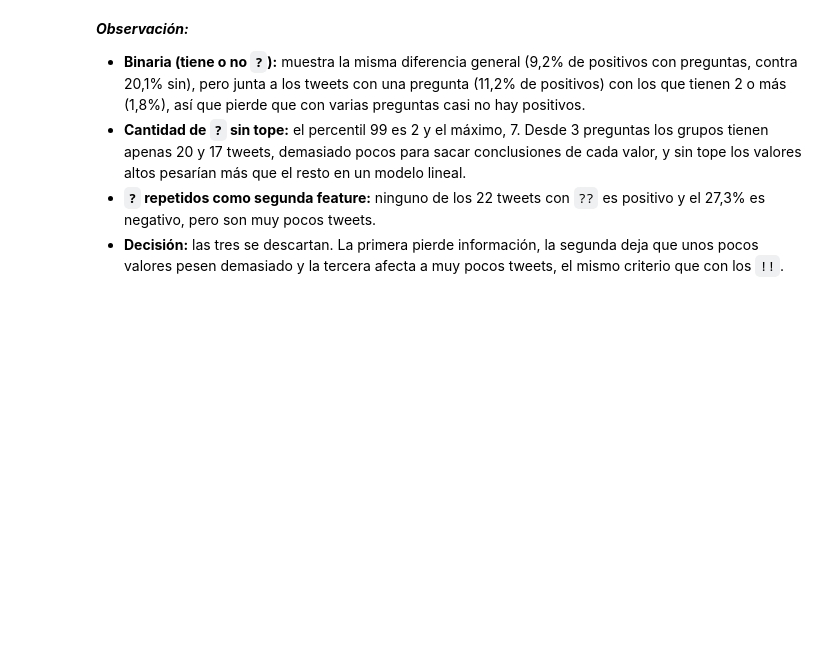
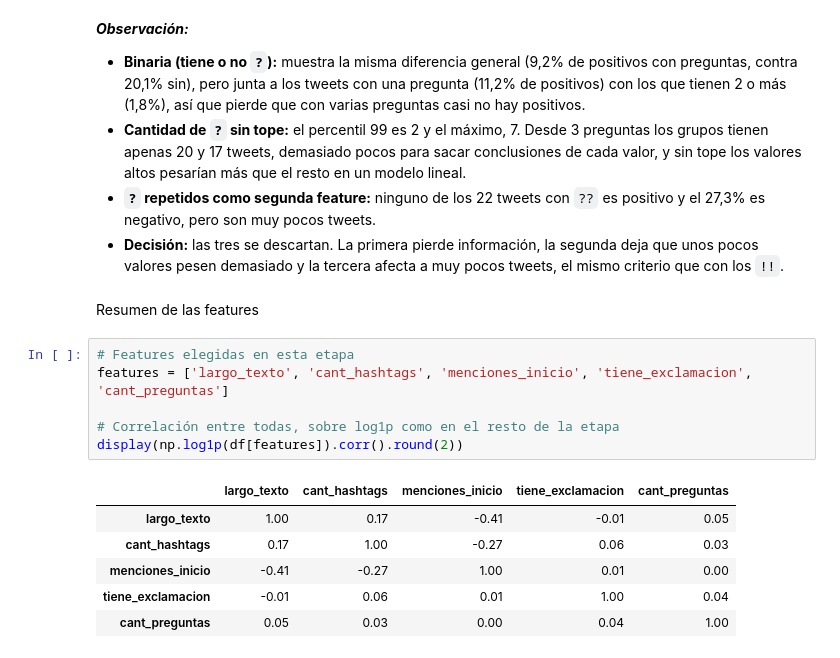
Before and after one commit to Barlita03/TP-CienciasDeDatos, a Jupyter notebook: TP1_CdD.ipynb, the cells around one changed output. Saved outputs shown, nothing was run; the diff lists cells and outputs as text; blank space fills up the shorter version.

Commit message:
Agrega el resumen de las features y prepara la PR
Co-Authored-By: Claude Opus 5.5 <noreply@anthropic.com>

```diff
--- a/TP1_CdD.ipynb
+++ b/TP1_CdD.ipynb
@@ -907,3 +907,18 @@ Cantidad de ?: percentil 99=2.0, máximo=7
 * **Cantidad de `?` sin tope:** el percentil 99 es 2 y el máximo, 7. Desde 3 preguntas los grupos tienen apenas 20 y 17 tweets, demasiado pocos para sacar conclusiones de cada valor, y sin tope los valores altos pesarían más que el resto en un modelo lineal.
 * **`?` repetidos como segunda feature:** ninguno de los 22 tweets con `??` es positivo y el 27,3% es negativo, pero son muy pocos tweets.
 * **Decisión:** las tres se descartan. La primera pierde información, la segunda deja que unos pocos valores pesen demasiado y la tercera afecta a muy pocos tweets, el mismo criterio que con los `!!`.
+# %% [markdown]
+Resumen de las features
+# %%
+# Features elegidas en esta etapa
+features = ['largo_texto', 'cant_hashtags', 'menciones_inicio', 'tiene_exclamacion', 'cant_preguntas']
+
+# Correlación entre todas, sobre log1p como en el resto de la etapa
+display(np.log1p(df[features]).corr().round(2))
+# %% [output]
+|  | largo_texto | cant_hashtags | menciones_inicio | tiene_exclamacion | cant_preguntas |
+| largo_texto | 1.00 | 0.17 | -0.41 | -0.01 | 0.05 |
+| cant_hashtags | 0.17 | 1.00 | -0.27 | 0.06 | 0.03 |
+| menciones_inicio | -0.41 | -0.27 | 1.00 | 0.01 | 0.00 |
+| tiene_exclamacion | -0.01 | 0.06 | 0.01 | 1.00 | 0.04 |
+| cant_preguntas | 0.05 | 0.03 | 0.00 | 0.04 | 1.00 |
```
Also changed, not shown: parts of 1 cell of this notebook, 3 other files.
